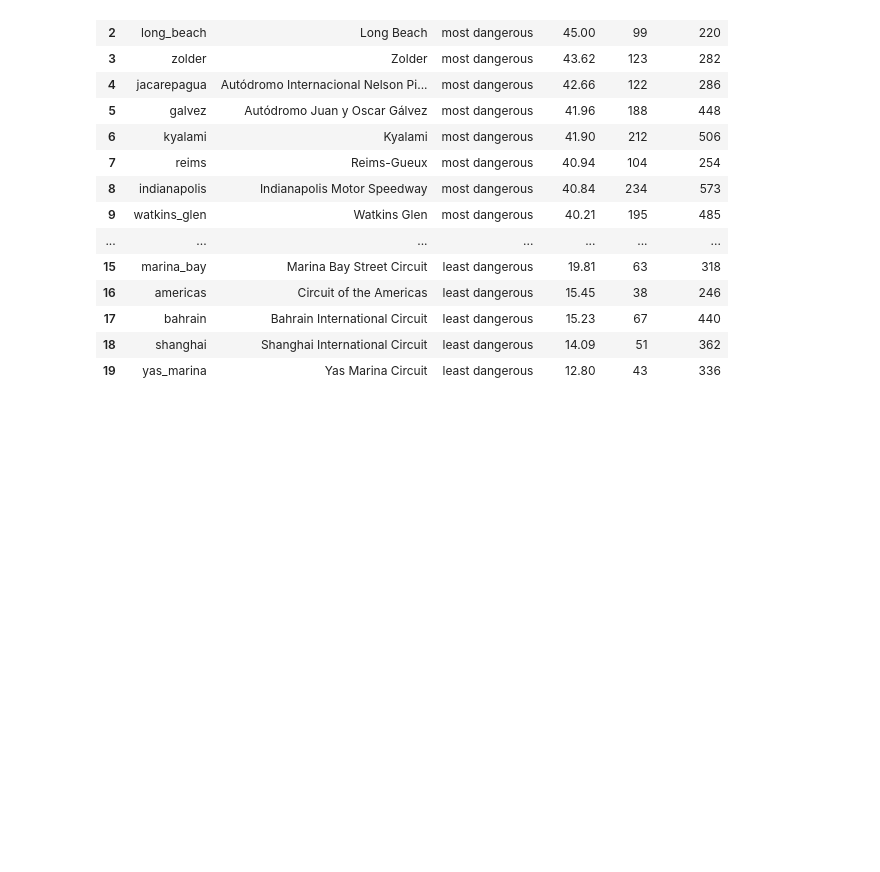
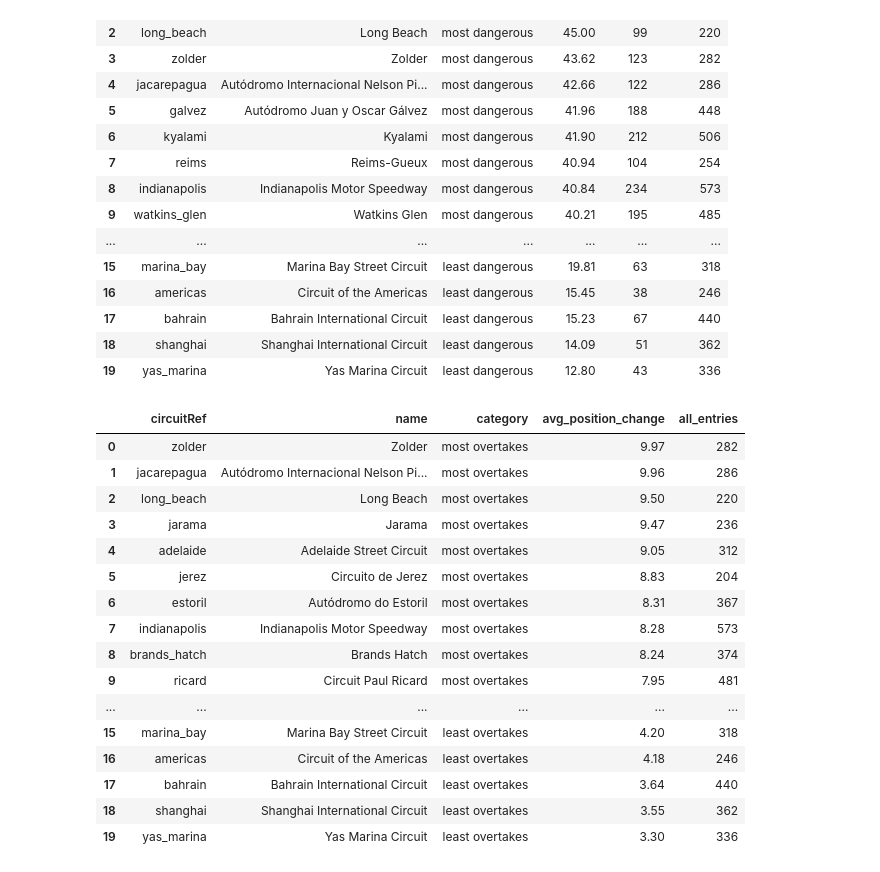
Before and after one commit to jakowczukalicja/formula1-sql-analysis, a Jupyter notebook: analysis.ipynb, the cells around one changed output. Cells and saved outputs as stored; diff of their text form; code cells hidden in the pictures; blank space fills up the shorter version.

Commit message:
position change

```diff
--- a/analysis.ipynb
+++ b/analysis.ipynb
@@ -426,3 +426,64 @@ pd.read_sql(query, conn)
 | 17 | bahrain | Bahrain International Circuit | least dangerous | 15.23 | 67 | 440 |
 | 18 | shanghai | Shanghai International Circuit | least dangerous | 14.09 | 51 | 362 |
 | 19 | yas_marina | Yas Marina Circuit | least dangerous | 12.80 | 43 | 336 |
+# %%
+# Which circuits produce the most and the least overtakes on average?
+# We ignore circuits with less than two hundred entries where results can be unstable
+
+query = """
+WITH circuit_overtake_stats AS(
+    SELECT
+    c.circuitId,
+    c.circuitRef,
+    c.name,
+    ROUND(AVG(ABS(re.grid - re.positionOrder)), 2) AS avg_position_change,
+    COUNT(*) AS all_entries
+    FROM circuits c
+    INNER JOIN races ra ON ra.circuitId = c.circuitId
+    INNER JOIN results re ON re.raceId = ra.raceId
+    GROUP BY c.circuitId
+    HAVING COUNT(*) >= 200
+)
+    SELECT * FROM (
+        SELECT
+        circuitRef,
+        name,
+        'most overtakes' AS category,
+        avg_position_change,
+        all_entries
+        FROM circuit_overtake_stats
+        ORDER BY avg_position_change DESC
+        LIMIT 10 )
+    UNION ALL
+        SELECT * FROM(
+        SELECT
+        circuitRef,
+        name,
+        'least overtakes' AS category,
+        avg_position_change,
+        all_entries
+        FROM circuit_overtake_stats
+        ORDER BY avg_position_change ASC
+        LIMIT 10 )
+    ORDER BY category DESC, avg_position_change DESC
+"""
+
+pd.read_sql(query, conn)
+# %% [output]
+|  | circuitRef | name | category | avg_position_change | all_entries |
+| 0 | zolder | Zolder | most overtakes | 9.97 | 282 |
+| 1 | jacarepagua | Autódromo Internacional Nelson Pi... | most overtakes | 9.96 | 286 |
+| 2 | long_beach | Long Beach | most overtakes | 9.50 | 220 |
+| 3 | jarama | Jarama | most overtakes | 9.47 | 236 |
+| 4 | adelaide | Adelaide Street Circuit | most overtakes | 9.05 | 312 |
+| 5 | jerez | Circuito de Jerez | most overtakes | 8.83 | 204 |
+| 6 | estoril | Autódromo do Estoril | most overtakes | 8.31 | 367 |
+| 7 | indianapolis | Indianapolis Motor Speedway | most overtakes | 8.28 | 573 |
+| 8 | brands_hatch | Brands Hatch | most overtakes | 8.24 | 374 |
+| 9 | ricard | Circuit Paul Ricard | most overtakes | 7.95 | 481 |
+| ... | ... | ... | ... | ... | ... |
+| 15 | marina_bay | Marina Bay Street Circuit | least overtakes | 4.20 | 318 |
+| 16 | americas | Circuit of the Americas | least overtakes | 4.18 | 246 |
+| 17 | bahrain | Bahrain International Circuit | least overtakes | 3.64 | 440 |
+| 18 | shanghai | Shanghai International Circuit | least overtakes | 3.55 | 362 |
+| 19 | yas_marina | Yas Marina Circuit | least overtakes | 3.30 | 336 |
```
